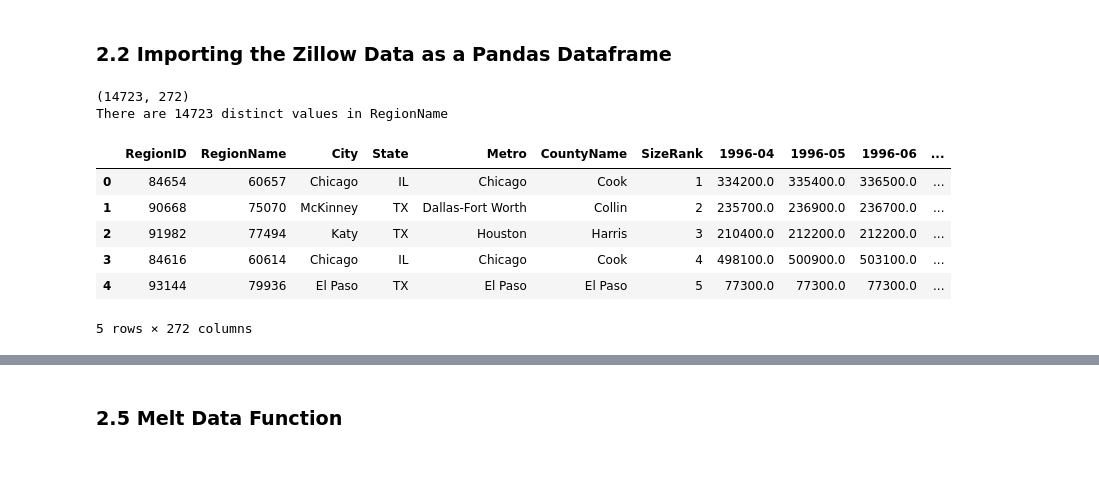
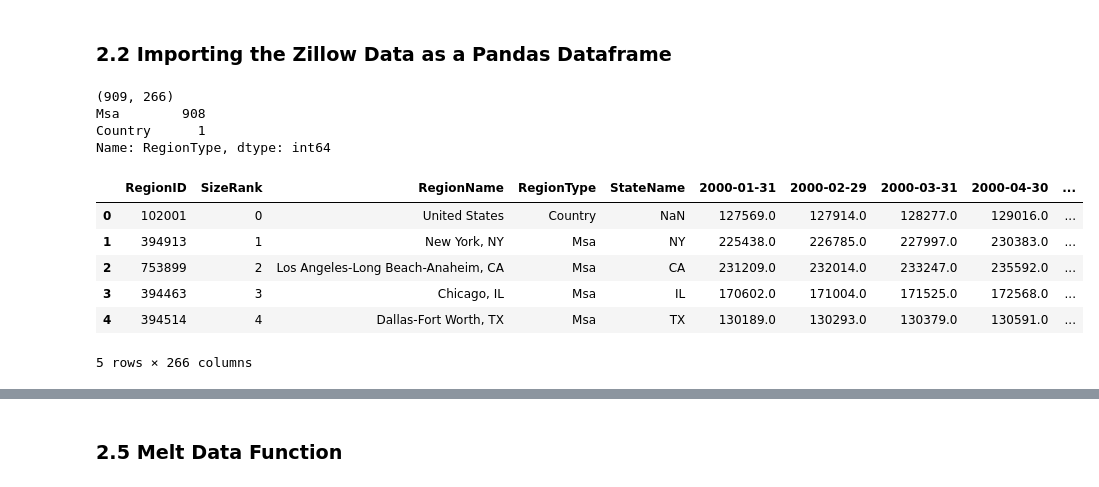
Before and after one commit to MellissaValle/Zillow_Real_Estate_Time_Series_analysis, a Jupyter notebook: Aidan/Aidan's Notebook.ipynb, the cells around one changed output, grey strips where cells are left out. Cells and saved outputs as stored; diff of their text form; code cells hidden in the pictures.

```diff
--- a/Aidan/Aidan's Notebook.ipynb
+++ b/Aidan/Aidan's Notebook.ipynb
@@ -24,24 +28,26 @@ warnings.filterwarnings('ignore')
 ### 2.2 Importing the Zillow Data as a Pandas Dataframe
 # %%
 # Importing the data from the csv
-df = pd.read_csv('Data/zillow_data.csv')
+df = pd.read_csv('Data/zillow_metro_areas.csv')
 
 # Taking a look at the shape of the dataset
 print(df.shape)
 
-# This line will tell us if there are any rows where RegionName repeats
-print(f'There are {len(df["RegionName"].value_counts())} distinct values in RegionName')
+# This line will tell us how many of our rows represent metro areas
+print(df.RegionType.value_counts())
 
 # Examining the first five rows of our dataframe
 df.head()
 # %% [output]
-(14723, 272)
-There are 14723 distinct values in RegionName
+(909, 266)
+Msa        908
+Country      1
+Name: RegionType, dtype: int64
-|  | RegionID | RegionName | City | State | Metro | CountyName | SizeRank | 1996-04 | 1996-05 | 1996-06 | ... |
-| 0 | 84654 | 60657 | Chicago | IL | Chicago | Cook | 1 | 334200.0 | 335400.0 | 336500.0 | ... |
-| 1 | 90668 | 75070 | McKinney | TX | Dallas-Fort Worth | Collin | 2 | 235700.0 | 236900.0 | 236700.0 | ... |
-| 2 | 91982 | 77494 | Katy | TX | Houston | Harris | 3 | 210400.0 | 212200.0 | 212200.0 | ... |
-| 3 | 84616 | 60614 | Chicago | IL | Chicago | Cook | 4 | 498100.0 | 500900.0 | 503100.0 | ... |
-| 4 | 93144 | 79936 | El Paso | TX | El Paso | El Paso | 5 | 77300.0 | 77300.0 | 77300.0 | ... |
+|  | RegionID | SizeRank | RegionName | RegionType | StateName | 2000-01-31 | 2000-02-29 | 2000-03-31 | 2000-04-30 | ... |
+| 0 | 102001 | 0 | United States | Country | NaN | 127569.0 | 127914.0 | 128277.0 | 129016.0 | ... |
+| 1 | 394913 | 1 | New York, NY | Msa | NY | 225438.0 | 226785.0 | 227997.0 | 230383.0 | ... |
+| 2 | 753899 | 2 | Los Angeles-Long Beach-Anaheim, CA | Msa | CA | 231209.0 | 232014.0 | 233247.0 | 235592.0 | ... |
+| 3 | 394463 | 3 | Chicago, IL | Msa | IL | 170602.0 | 171004.0 | 171525.0 | 172568.0 | ... |
+| 4 | 394514 | 4 | Dallas-Fort Worth, TX | Msa | TX | 130189.0 | 130293.0 | 130379.0 | 130591.0 | ... |
-5 rows × 272 columns
+5 rows × 266 columns
 # %% [markdown]
```
Also changed, not shown: parts of 43 cells of this notebook, 1 other file.
